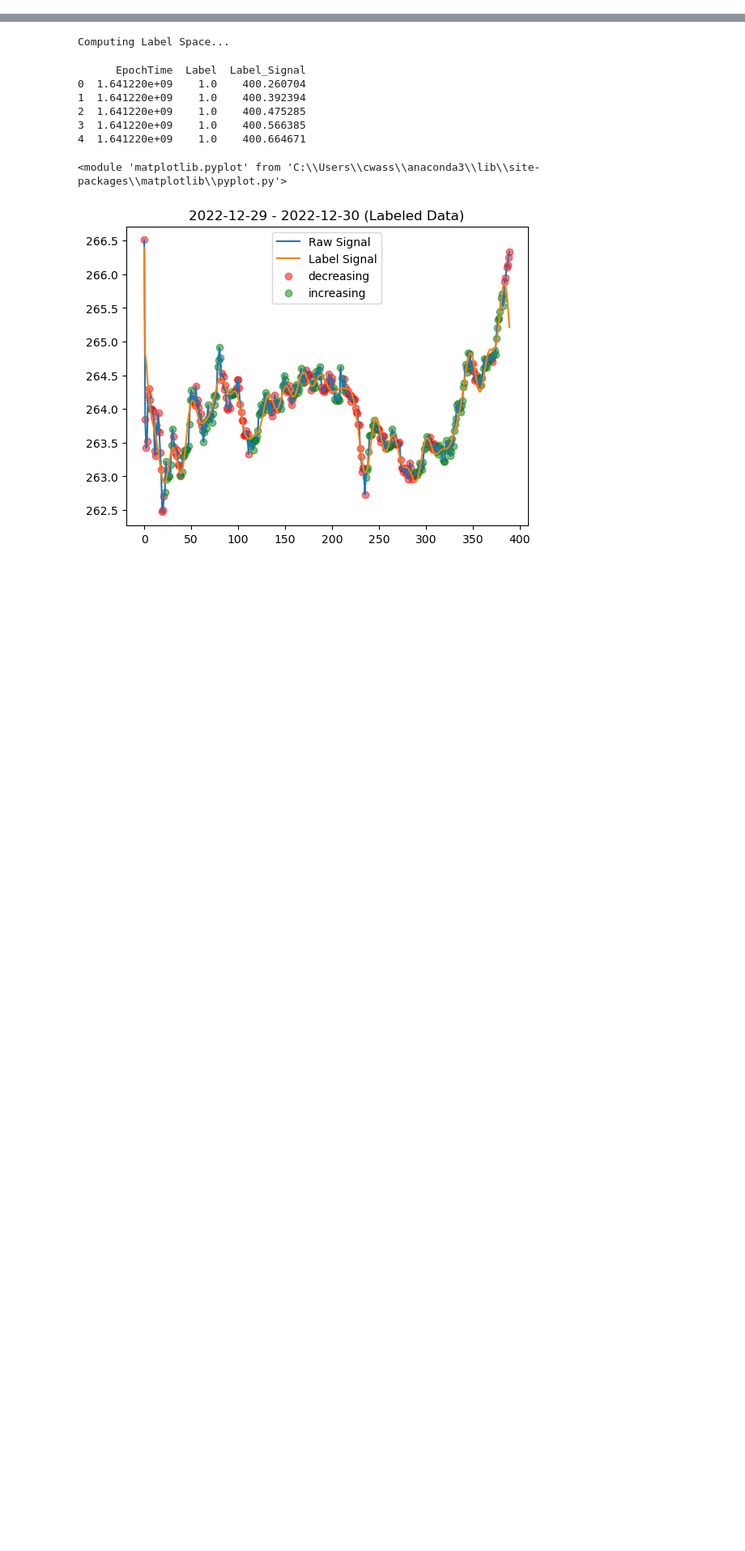
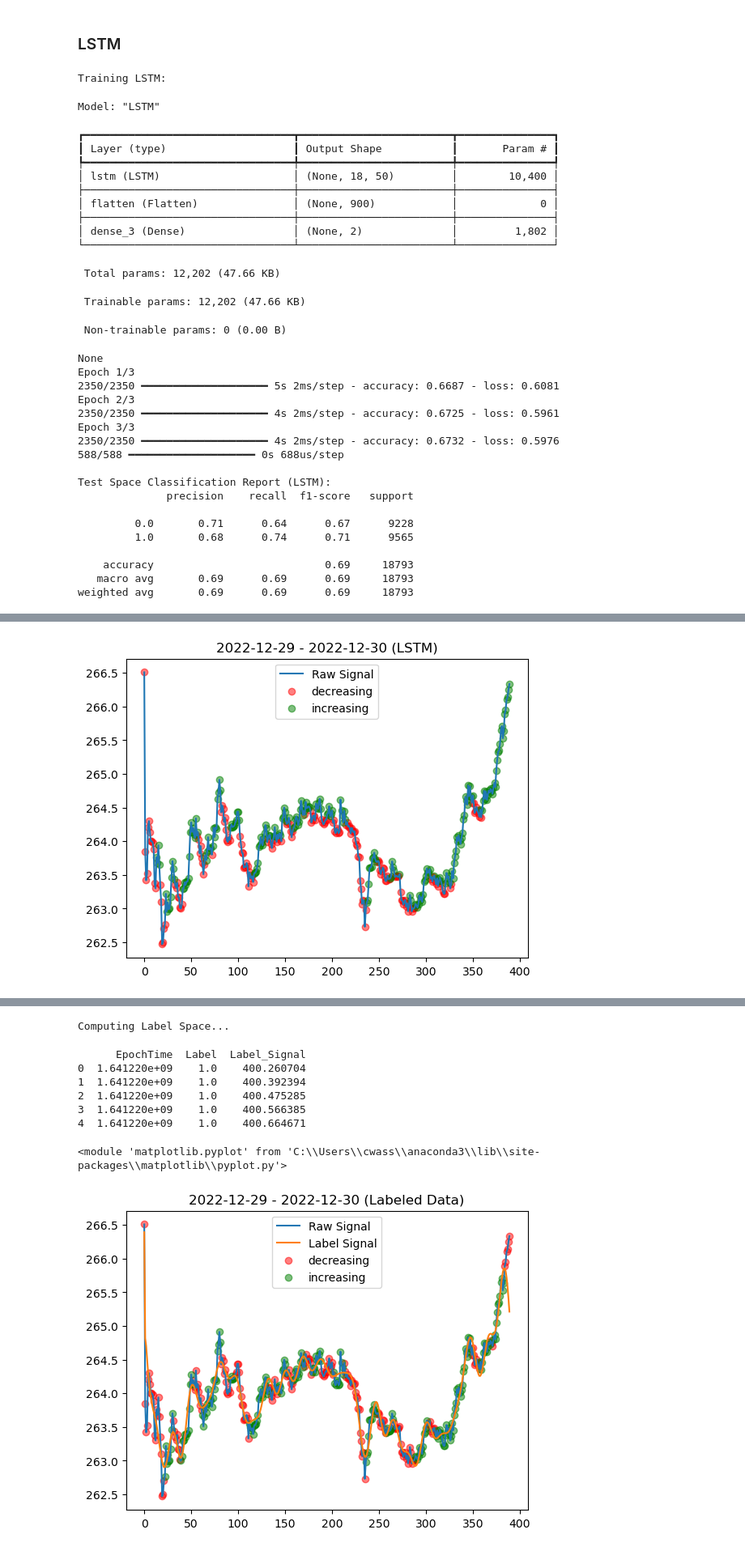
Before and after one commit to sindarian/market-trend-classification, a Jupyter notebook: analysis_driver.ipynb, the cells around one changed output, grey strips where cells are left out. Shown at 81% size. Drawn from its saved outputs; the diff is of its cells as text; code cells hidden in the pictures; blank space fills up the shorter version.

```diff
--- a/analysis_driver.ipynb
+++ b/analysis_driver.ipynb
@@ -0,0 +187,61 @@
+# %% [markdown]
+### LSTM
+# %%
+# build/train the LSTM
+print('\nTraining LSTM:')
+lstm = nn_train_driver.train_lstm(train_df, train_label_onehot, config=nn_config)
+
+# get the appropriate columns to format the test df to just be the feature space
+feature_cols = list(train_df.columns)
+if 'EpochTime' in feature_cols:
+    feature_cols.remove('EpochTime')
+if 'Label' in feature_cols:
+    feature_cols.remove('Label')
+
+# get the properly formatted test space
+ytrue_test_lstm = test_df['Label']
+
+# classify the test space/inverse onehot transform
+yhat_test_lstm = nn_train_driver.inverse_onehot(lstm.predict(test_df[feature_cols]))
+
+# print classification report
+lstm_class_rep = classification_report(ytrue_test_lstm, yhat_test_lstm)
+print(f'\nTest Space Classification Report (LSTM):\n{lstm_class_rep}')
+
+# plot the LSTM classifications on the last few days of data
+yhat_test_df = pd.DataFrame({'EpochTime': test_df['EpochTime'].values,
+                             'Label': yhat_test_lstm})
+ps.plot_label_over_signal(data_df.iloc[-390:], yhat_test_df.iloc[-390:], 'Close', 'LSTM')
+# %% [output]
+Training LSTM:
+Model: "LSTM"
+┏━━━━━━━━━━━━━━━━━━━━━━━━━━━━━━━━━┳━━━━━━━━━━━━━━━━━━━━━━━━┳━━━━━━━━━━━━━━━┓
+┃ Layer (type)                    ┃ Output Shape           ┃       Param # ┃
+┡━━━━━━━━━━━━━━━━━━━━━━━━━━━━━━━━━╇━━━━━━━━━━━━━━━━━━━━━━━━╇━━━━━━━━━━━━━━━┩
+│ lstm (LSTM)                     │ (None, 18, 50)         │        10,400 │
+├─────────────────────────────────┼────────────────────────┼───────────────┤
+│ flatten (Flatten)               │ (None, 900)            │             0 │
+├─────────────────────────────────┼────────────────────────┼───────────────┤
+│ dense_3 (Dense)                 │ (None, 2)              │         1,802 │
+└─────────────────────────────────┴────────────────────────┴───────────────┘
+ Total params: 12,202 (47.66 KB)
+ Trainable params: 12,202 (47.66 KB)
+ Non-trainable params: 0 (0.00 B)
+None
+Epoch 1/3
+2350/2350 ━━━━━━━━━━━━━━━━━━━━ 5s 2ms/step - accuracy: 0.6687 - loss: 0.6081
+Epoch 2/3
+2350/2350 ━━━━━━━━━━━━━━━━━━━━ 4s 2ms/step - accuracy: 0.6725 - loss: 0.5961
+Epoch 3/3
+2350/2350 ━━━━━━━━━━━━━━━━━━━━ 4s 2ms/step - accuracy: 0.6732 - loss: 0.5976
+588/588 ━━━━━━━━━━━━━━━━━━━━ 0s 688us/step
+
+Test Space Classification Report (LSTM):
+              precision    recall  f1-score   support
+
+         0.0       0.71      0.64      0.67      9228
+         1.0       0.68      0.74      0.71      9565
+
+    accuracy                           0.69     18793
+   macro avg       0.69      0.69      0.69     18793
+weighted avg       0.69      0.69      0.69     18793
@@ -0,0 +249 @@
+[figure, added]
```
Also changed, not shown: parts of 53 cells of this notebook.
